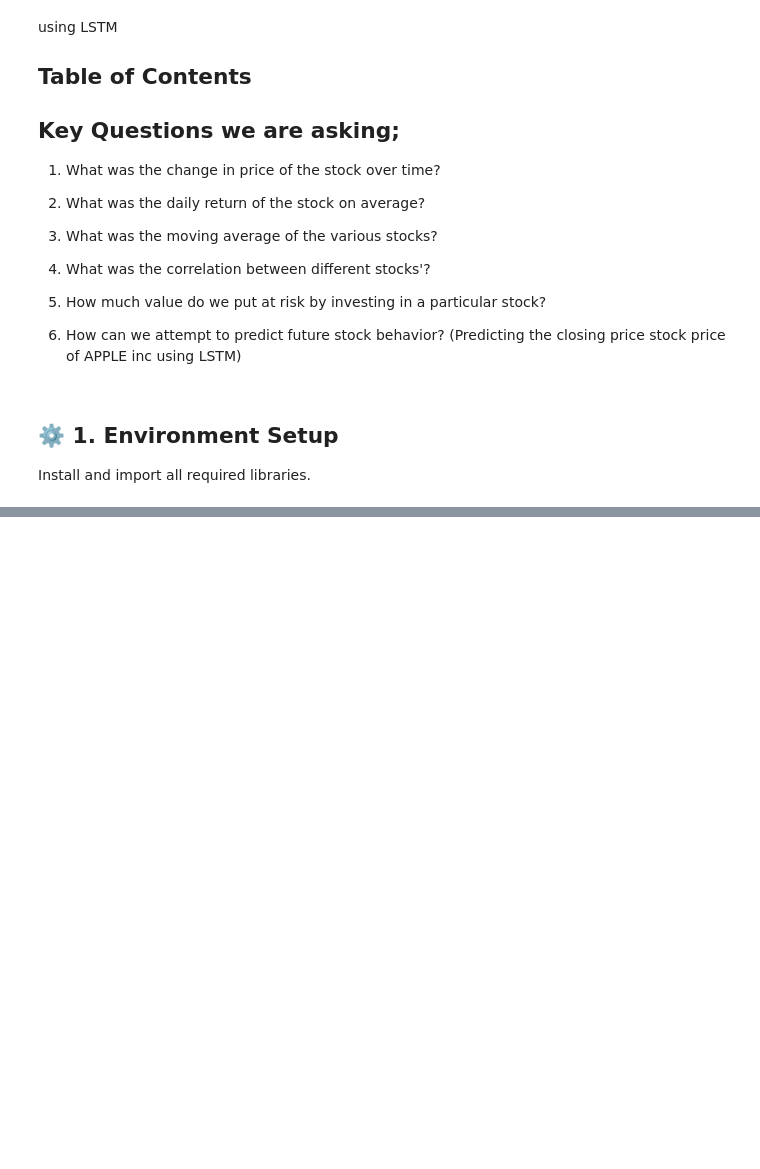
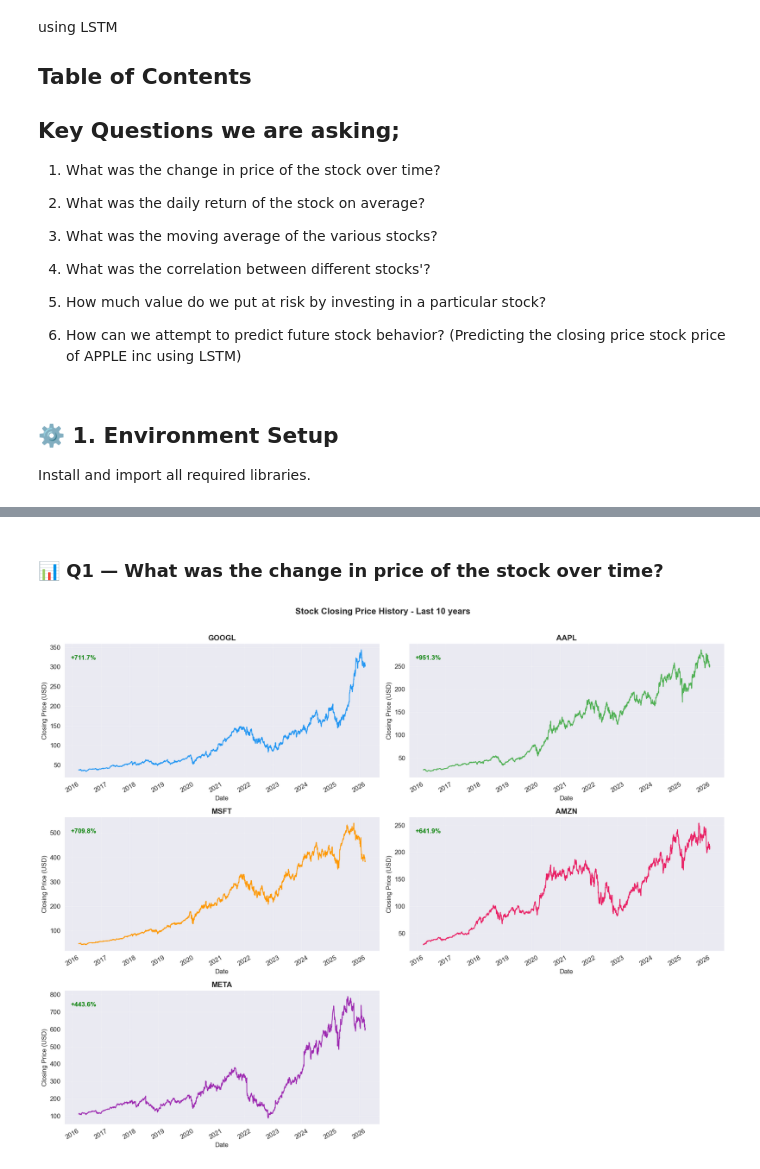
Before and after one commit to MuindeEsther/Stock-Market-Analysis-_Prediction-using-LSTM, a Jupyter notebook: data_load.ipynb, the cells around one changed output, grey strips where cells are left out. Drawn from its saved outputs; the diff is of its cells as text; code cells hidden in the pictures; blank space fills up the shorter version.

Commit message:
Created graphs to understand the change in prices overtime

```diff
--- a/data_load.ipynb
+++ b/data_load.ipynb
@@ -79,15 +98,15 @@ END = datetime.now()
 START = datetime(END.year - 10, END.month, END.day)
 
 # Download & tag
-frames = []
+frames = {}
 for ticker, name in TICKERS.items():
     df = yf.download(ticker, start=START, end=END, progress=False, auto_adjust=True)
     df.columns = df.columns.get_level_values(0) # Flatten multi-index columns
     df['company_name'] = name.upper() # Add company name column
-    frames.append(df)
+    frames[ticker] = df
 
 # Combine & clean
-df = pd.concat(frames, axis=0).rename(columns={'Adj Close': 'Adj Close'}).sort_index()
+df = pd.concat(frames.values(), axis=0).sort_index()
 df.index.name = 'date'
 print(df.tail(10))
 # %% [output]
@@ -119,2 +138,38 @@ df.head()
 | 2016-03-23 | 47.487614 | 47.725184 | 47.285240 | 47.610798 | 20129000 | MICROSOFT |
 | 2016-03-23 | 14.838667 | 15.648667 | 14.802000 | 15.491333 | 74232000 | TESLA |
+# %% [markdown]
+<a id='3'></a>
+### 📊 Q1 — What was the change in price of the stock over time?
+# %%
+# -- Plot 1: Individual closing price history--
+
+fig, axes = plt.subplots(3, 2, figsize=(18, 14))
+fig.suptitle('Stock Closing Price History - Last 10 years', fontsize=16, fontweight='bold', y=1.01)
+axes = axes.flatten()
+
+for i, (ticker, color) in enumerate(zip(TICKERS, PALETTE)):
+    df = frames[ticker]
+    axes[i].plot(df.index, df['Close'], color=color, linewidth=1.5, label=ticker)
+    axes[i].set_title(ticker, fontsize=14, fontweight='bold')
+    axes[i].set_xlabel('Date')
+    axes[i].set_ylabel('Closing Price (USD)')
+    axes[i].xaxis.set_major_formatter(mdates.DateFormatter('%Y'))
+    axes[i].tick_params(axis='x', rotation=30)
+
+    # Annotate total return
+    start_p = df['Close'].iloc[0]
+    end_p = df['Close'].iloc[-1]
+    pct_chg = ((end_p - start_p) / start_p) * 100
+    axes[i].annotate(
+        f'+{pct_chg:.1f}%' if pct_chg >= 0 else f'{pct_chg:.1f}%',
+        xy=(0.02, 0.88), xycoords='axes fraction',
+        fontsize=12, fontweight='bold',
+        color='green' if pct_chg >= 0 else 'red'
+    )
+
+fig.delaxes(axes[5]) # Remove empty subplot
+plt.tight_layout()
+plt.savefig('closing_price_history.png', dpi=300, bbox_inches='tight')
+plt.show()
+# %% [output]
+[figure, added]
```
Also changed, not shown: parts of 9 cells of this notebook.
